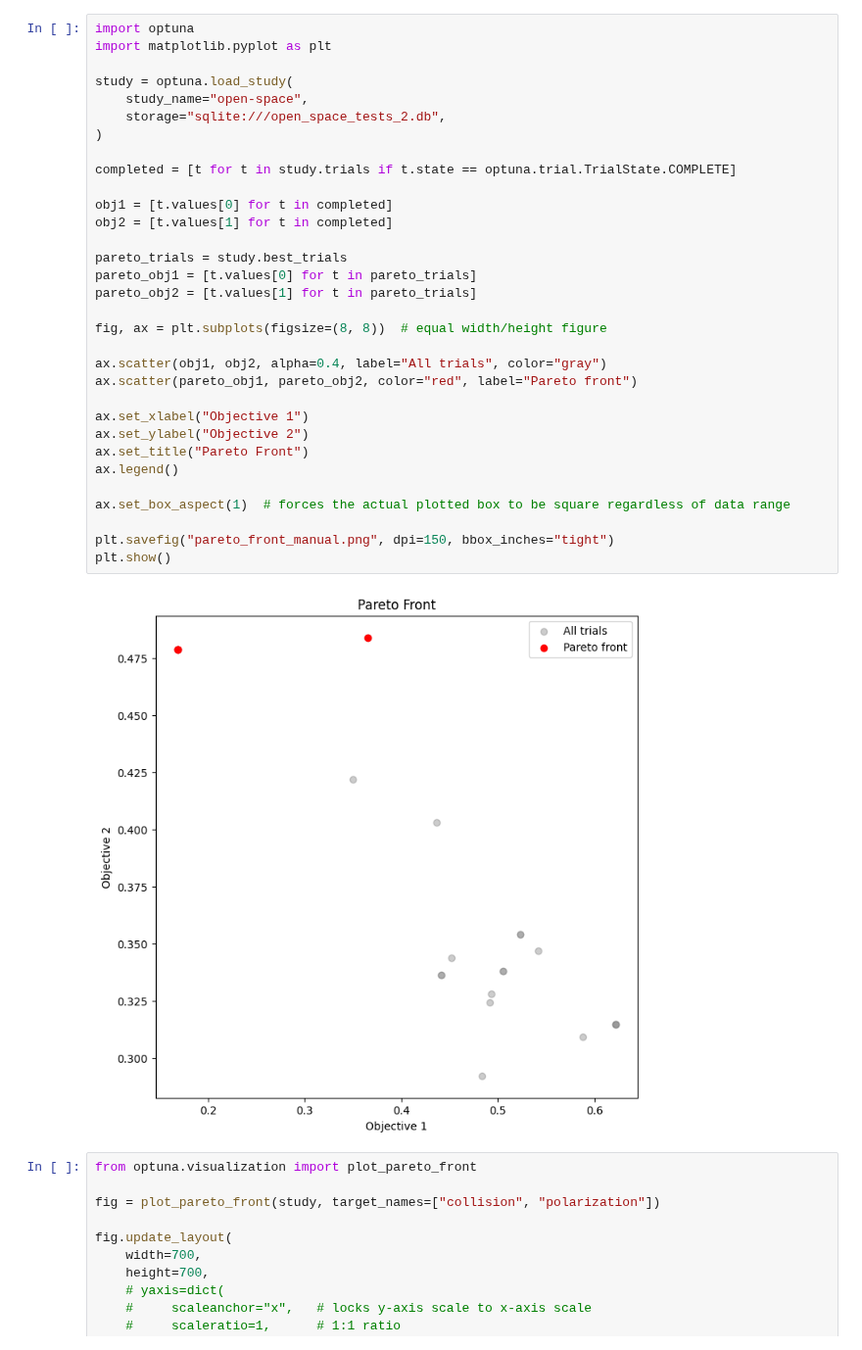
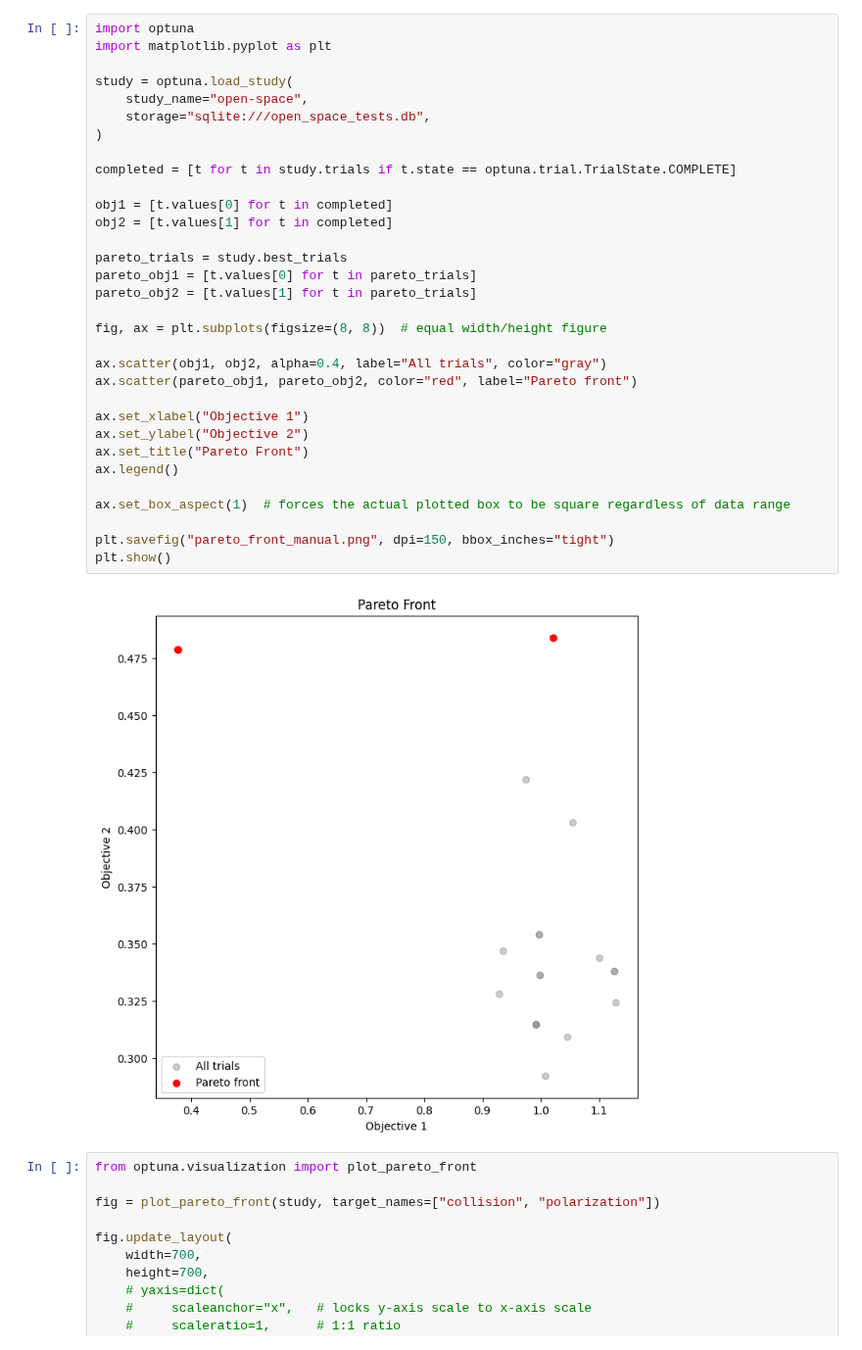
Before and after one commit to albertodoimo/robot-swarm-model, a Jupyter notebook: data/processed/optuna_studies/plot_pareto.ipynb, the cells around one changed output. Shown at 98% size. Drawn from its saved outputs; the diff is of its cells as text.

```diff
--- a/data/processed/optuna_studies/plot_pareto.ipynb
+++ b/data/processed/optuna_studies/plot_pareto.ipynb
@@ -3,35 +3,35 @@ import optuna
 import matplotlib.pyplot as plt
 
 study = optuna.load_study(
     study_name="open-space",
-    storage="sqlite:///open_space_tests_2.db",
+    storage="sqlite:///open_space_tests.db",
 )
 
 completed = [t for t in study.trials if t.state == optuna.trial.TrialState.COMPLETE]
 
 obj1 = [t.values[0] for t in completed]
 obj2 = [t.values[1] for t in completed]
 
 pareto_trials = study.best_trials
 pareto_obj1 = [t.values[0] for t in pareto_trials]
 pareto_obj2 = [t.values[1] for t in pareto_trials]
 
 fig, ax = plt.subplots(figsize=(8, 8))  # equal width/height figure
 
 ax.scatter(obj1, obj2, alpha=0.4, label="All trials", color="gray")
 ax.scatter(pareto_obj1, pareto_obj2, color="red", label="Pareto front")
 
 ax.set_xlabel("Objective 1")
 ax.set_ylabel("Objective 2")
 ax.set_title("Pareto Front")
 ax.legend()
 
 ax.set_box_aspect(1)  # forces the actual plotted box to be square regardless of data range
 
 plt.savefig("pareto_front_manual.png", dpi=150, bbox_inches="tight")
 plt.show()
 # %% [output]
-[figure, old version]
+[figure, new version]
 # %%
 from optuna.visualization import plot_pareto_front
 
```
Also changed, not shown: 11 other files.
